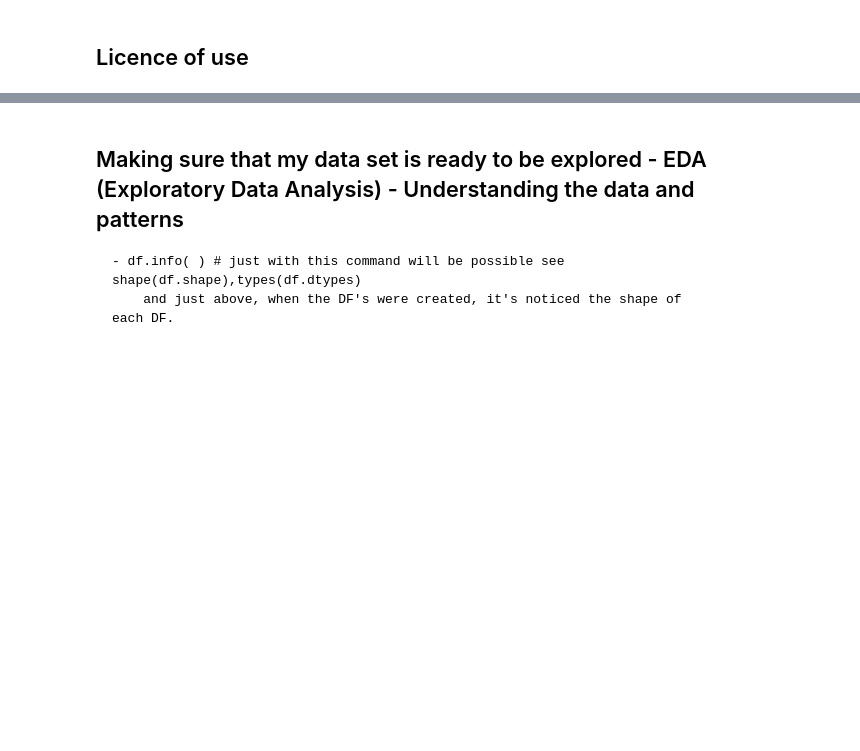
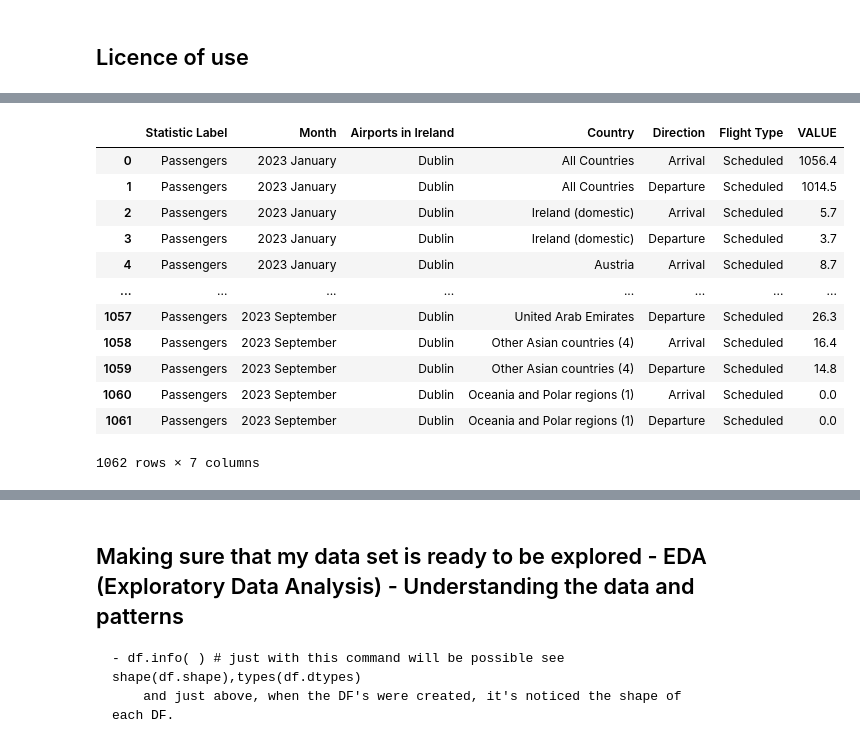
Before and after one commit to Lylkend-Albuquerque/CA2, a Jupyter notebook: CA_2 - 2023.ipynb, the cells around one changed output, grey strips where cells are left out. Saved outputs shown, nothing was run; the diff lists cells and outputs as text; code cells hidden in the pictures; blank space fills up the shorter version.

```diff
--- a/CA_2 - 2023.ipynb
+++ b/CA_2 - 2023.ipynb
@@ -45,0 +59,65 @@ df_irl
+# %%
+import pandas as pd
+import json
+import itertools
+%time
+
+def calculate_value_index(combination, size_info):
+    """
+    Calculate the correct index in the flattened values array for a given combination of indices.
+    """
+    multiplier = 1
+    index = 0
+    for i in range(len(combination) - 1, -1, -1):
+        index += combination[i] * multiplier
+        multiplier *= size_info[i]
+    return index
+
+# Load the JSON data from the provided file
+file_path = '/Users/lylkendalbuquerque/Documents/CCT/1 semester/CA2-2023/TAM07.json'
+
+with open(file_path, 'r') as file:
+    json_data = json.load(file)
+
+# Extracting dataset details
+dataset = json_data['dataset']
+dimensions = dataset['dimension']
+id_info = dimensions['id']
+size_info = dimensions['size']
+
+# Extracting labels for each dimension
+dimension_labels = {dim_id: dimensions[dim_id]['category']['label'] for dim_id in id_info}
+
+# Extracting the values for each entry in the dataset
+values = dataset['value']
+
+# Generate all combinations of indices for each dimension
+dimension_indices = [range(size) for size in size_info]
+all_combinations = list(itertools.product(*dimension_indices))
+
+# Creating a DataFrame from the mapped values
+columns = [dim for dim in id_info] + ['VALUE']
+rows_corrected = []
+
+for comb in all_combinations:
+    value_index = calculate_value_index(comb, size_info)
+    if value_index < len(values):  # Check to ensure index is within range
+        row = [dimension_labels[id_info[i]][list(dimension_labels[id_info[i]].keys())[comb[i]]] for i in range(len(comb))]
+        row.append(values[value_index])
+        rows_corrected.append(row)
+
+df_irl= pd.DataFrame(rows_corrected, columns=columns)
+
+# Renaming columns
+df_irl.rename(columns={
+    'STATISTIC': 'Statistic Label',
+    'TLIST(M1)': 'Month',
+    'C02935V03550': 'Airports in Ireland',
+    'C02191V04000': 'Country',
+    'C02354V02832': 'Direction',
+    'C02936V03551': 'Flight Type'
+}, inplace=True)
+
+# Display the first 5 rows of the corrected DataFrame
+df_irl
+# %% [output]
@@ -46,3 +126,16 @@ df_irl
+|  | Statistic Label | Month | Airports in Ireland | Country | Direction | Flight Type | VALUE |
+| 0 | Passengers | 2023 January | Dublin | All Countries | Arrival | Scheduled | 1056.4 |
+| 1 | Passengers | 2023 January | Dublin | All Countries | Departure | Scheduled | 1014.5 |
+| 2 | Passengers | 2023 January | Dublin | Ireland (domestic) | Arrival | Scheduled | 5.7 |
+| 3 | Passengers | 2023 January | Dublin | Ireland (domestic) | Departure | Scheduled | 3.7 |
+| 4 | Passengers | 2023 January | Dublin | Austria | Arrival | Scheduled | 8.7 |
+| ... | ... | ... | ... | ... | ... | ... | ... |
+| 1057 | Passengers | 2023 September | Dublin | United Arab Emirates | Departure | Scheduled | 26.3 |
+| 1058 | Passengers | 2023 September | Dublin | Other Asian countries (4) | Arrival | Scheduled | 16.4 |
+| 1059 | Passengers | 2023 September | Dublin | Other Asian countries (4) | Departure | Scheduled | 14.8 |
+| 1060 | Passengers | 2023 September | Dublin | Oceania and Polar regions (1) | Arrival | Scheduled | 0.0 |
+| 1061 | Passengers | 2023 September | Dublin | Oceania and Polar regions (1) | Departure | Scheduled | 0.0 |
+1062 rows × 7 columns
 # %%
 df_hkg = pd.read_csv("statistics_on_daily_passenger_traffic.csv")
 df_hkg
```
Also changed, not shown: parts of 52 cells of this notebook, 5 other files.
